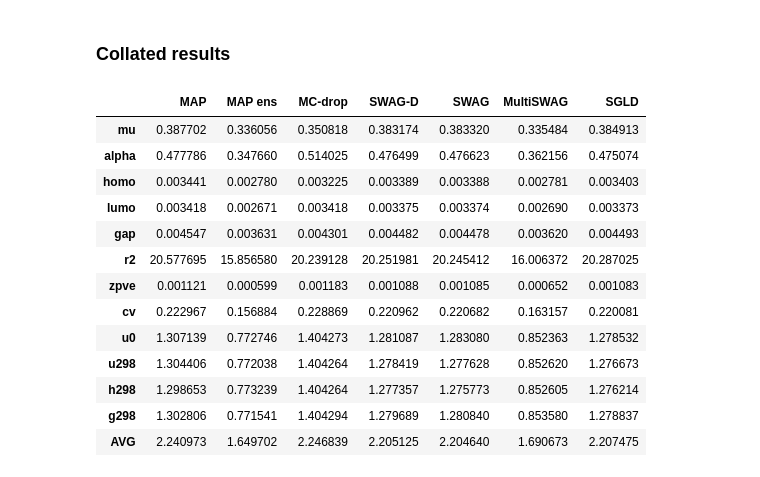
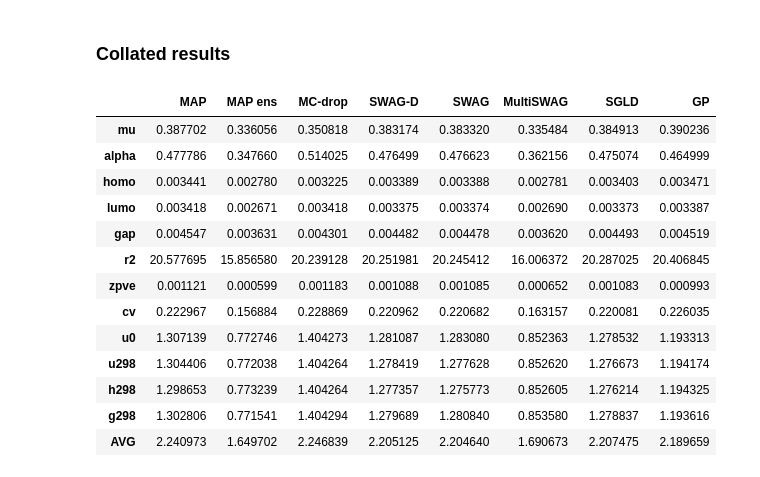
Before and after one commit to CAVED123/Bayesian-Graph-Neural-Networks-for-Molecular-Property-Prediction, a Jupyter notebook: chemprop/train/notebooks/prototypeBayes.ipynb, the cells around one changed output. Saved outputs shown, nothing was run; the diff lists cells and outputs as text; code cells hidden in the pictures.

```diff
--- a/chemprop/train/notebooks/prototypeBayes.ipynb
+++ b/chemprop/train/notebooks/prototypeBayes.ipynb
@@ -509,0 +512,24 @@ BMA test mae = 2.207475
+# %%
+args.ensemble_size = 1
+args.samples = 1
+args.epochs = 50
+
+
+# GP args
+args.gp = True
+args.num_inducing_points = 800
+
+args.batch_size_gp = 100
+args.log_frequency_gp = 400
+
+args.epochs_gp = 50
+args.warmup_epochs_gp = 2
+args.unfreeze_epoch_gp = 20
+
+args.init_lr_gp = 1e-4
+args.max_lr_gp = 1e-3
+args.final_lr_gp = 1e-4
+
+
+results_gp = run_training(args)
+#np.savez(args.save_dir+'/results_gp', results_gp)
@@ -518,6 +579,7 @@ results_swagD = np.load(args.save_dir+'/results_swagD.npz')['arr_0']
 results_swag = np.load(args.save_dir+'/results_swag.npz')['arr_0']
 results_swagM = np.load(args.save_dir+'/results_swagM.npz')['arr_0']
 results_sgld = np.load(args.save_dir+'/results_sgld.npz')['arr_0']
+results_gp = np.load(args.save_dir+'/results_gp.npz')['arr_0']
 # %%
 # row and column names
 row_names = get_task_names(args.data_path)+['AVG']
@@ -527,33 +589,35 @@ col_names = ['MAP',
              'SWAG-D',
              'SWAG',
              'MultiSWAG',
-             'SGLD']
+             'SGLD',
+             'GP']
 # %%
 # build df for absolute MAE
 results = np.array([
     results_MAP,
     results_ens,
     results_MCdrop,
     results_swagD,
     results_swag,
     results_swagM,
-    results_sgld
+    results_sgld,
+    results_gp
     ]).T
 averages = np.mean(results,0)
 df = pd.DataFrame(np.vstack([results,averages]), columns=col_names, index=row_names)
 df.round(6)
 # %% [output]
-|  | MAP | MAP ens | MC-drop | SWAG-D | SWAG | MultiSWAG | SGLD |
-| mu | 0.387702 | 0.336056 | 0.350818 | 0.383174 | 0.383320 | 0.335484 | 0.384913 |
-| alpha | 0.477786 | 0.347660 | 0.514025 | 0.476499 | 0.476623 | 0.362156 | 0.475074 |
-| homo | 0.003441 | 0.002780 | 0.003225 | 0.003389 | 0.003388 | 0.002781 | 0.003403 |
-| lumo | 0.003418 | 0.002671 | 0.003418 | 0.003375 | 0.003374 | 0.002690 | 0.003373 |
-| gap | 0.004547 | 0.003631 | 0.004301 | 0.004482 | 0.004478 | 0.003620 | 0.004493 |
-| r2 | 20.577695 | 15.856580 | 20.239128 | 20.251981 | 20.245412 | 16.006372 | 20.287025 |
-| zpve | 0.001121 | 0.000599 | 0.001183 | 0.001088 | 0.001085 | 0.000652 | 0.001083 |
-| cv | 0.222967 | 0.156884 | 0.228869 | 0.220962 | 0.220682 | 0.163157 | 0.220081 |
-| u0 | 1.307139 | 0.772746 | 1.404273 | 1.281087 | 1.283080 | 0.852363 | 1.278532 |
-| u298 | 1.304406 | 0.772038 | 1.404264 | 1.278419 | 1.277628 | 0.852620 | 1.276673 |
-| h298 | 1.298653 | 0.773239 | 1.404264 | 1.277357 | 1.275773 | 0.852605 | 1.276214 |
-| g298 | 1.302806 | 0.771541 | 1.404294 | 1.279689 | 1.280840 | 0.853580 | 1.278837 |
-| AVG | 2.240973 | 1.649702 | 2.246839 | 2.205125 | 2.204640 | 1.690673 | 2.207475 |
+|  | MAP | MAP ens | MC-drop | SWAG-D | SWAG | MultiSWAG | SGLD | GP |
+| mu | 0.387702 | 0.336056 | 0.350818 | 0.383174 | 0.383320 | 0.335484 | 0.384913 | 0.390236 |
+| alpha | 0.477786 | 0.347660 | 0.514025 | 0.476499 | 0.476623 | 0.362156 | 0.475074 | 0.464999 |
+| homo | 0.003441 | 0.002780 | 0.003225 | 0.003389 | 0.003388 | 0.002781 | 0.003403 | 0.003471 |
+| lumo | 0.003418 | 0.002671 | 0.003418 | 0.003375 | 0.003374 | 0.002690 | 0.003373 | 0.003387 |
+| gap | 0.004547 | 0.003631 | 0.004301 | 0.004482 | 0.004478 | 0.003620 | 0.004493 | 0.004519 |
+| r2 | 20.577695 | 15.856580 | 20.239128 | 20.251981 | 20.245412 | 16.006372 | 20.287025 | 20.406845 |
+| zpve | 0.001121 | 0.000599 | 0.001183 | 0.001088 | 0.001085 | 0.000652 | 0.001083 | 0.000993 |
+| cv | 0.222967 | 0.156884 | 0.228869 | 0.220962 | 0.220682 | 0.163157 | 0.220081 | 0.226035 |
+| u0 | 1.307139 | 0.772746 | 1.404273 | 1.281087 | 1.283080 | 0.852363 | 1.278532 | 1.193313 |
+| u298 | 1.304406 | 0.772038 | 1.404264 | 1.278419 | 1.277628 | 0.852620 | 1.276673 | 1.194174 |
+| h298 | 1.298653 | 0.773239 | 1.404264 | 1.277357 | 1.275773 | 0.852605 | 1.276214 | 1.194325 |
+| g298 | 1.302806 | 0.771541 | 1.404294 | 1.279689 | 1.280840 | 0.853580 | 1.278837 | 1.193616 |
+| AVG | 2.240973 | 1.649702 | 2.246839 | 2.205125 | 2.204640 | 1.690673 | 2.207475 | 2.189659 |
```
Also changed, not shown: parts of 2 cells of this notebook, 9 other files.
